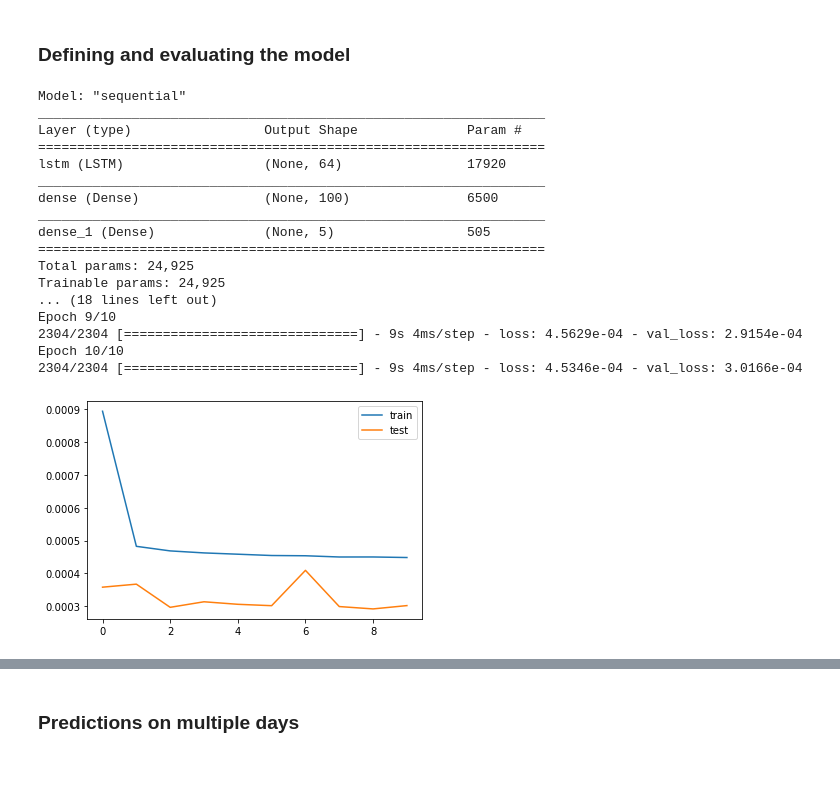
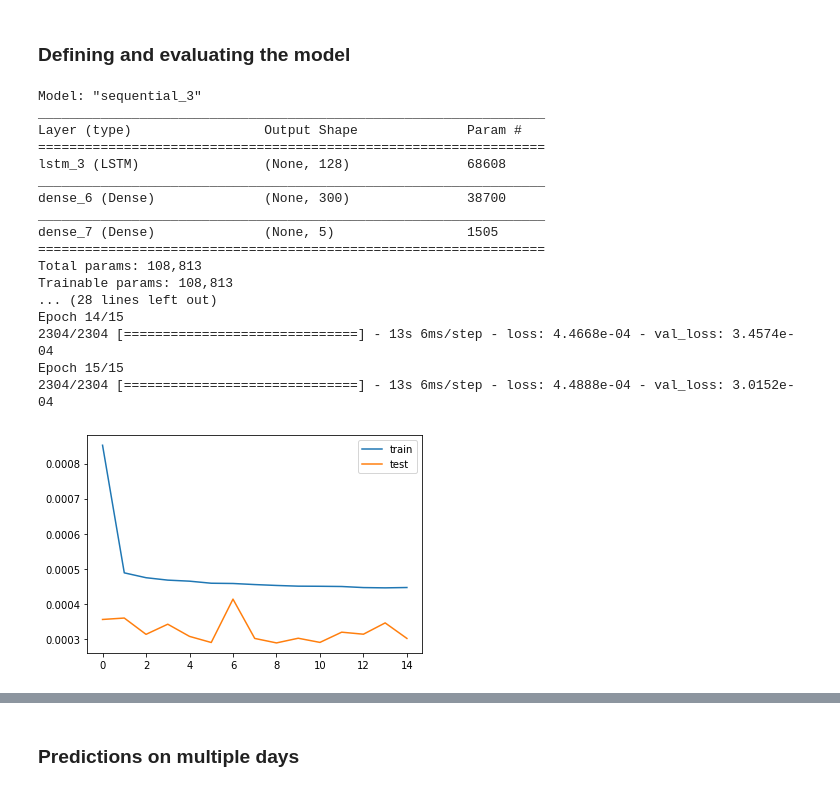
Before and after one commit to WaznyKamo/Deep-Learning-Stock-Price-Prediction, a Jupyter notebook: Stock-prediction-multiple-days.ipynb, the cells around one changed output, grey strips where cells are left out. Drawn from its saved outputs; the diff is of its cells as text; code cells hidden in the pictures.

```diff
--- a/Stock-prediction-multiple-days.ipynb
+++ b/Stock-prediction-multiple-days.ipynb
@@ -176,38 +176,38 @@ X_train, X_valid, Y_train, Y_valid = train_test_split(X_all, Y_all, test_size=26
 ### Defining and evaluating the model
 # %%
 model = Sequential()
-model.add(LSTM(64, input_shape=[X_train.shape[1], X_train.shape[2]]))#, return_sequences=True))
-#model.add(LSTM(64))
-model.add(Dense(100, activation='relu'))
+model.add(LSTM(128, input_shape=[X_train.shape[1], X_train.shape[2]]))#, return_sequences=True))
+# model.add(LSTM(32))
+model.add(Dense(300, activation='relu'))
 model.add(Dense(Y_train.shape[1]))
 
 model.summary()
 
 model.compile(loss='mse', optimizer='adam')
 
-history = model.fit(X_train, Y_train, epochs=10, validation_data=(X_valid, Y_valid))
+history = model.fit(X_train, Y_train, epochs=15, validation_data=(X_valid, Y_valid))
 
 plt.plot(history.history['loss'], label='train')
 plt.plot(history.history['val_loss'], label='test')
 plt.legend()
 plt.show()
 # %% [output]
-Model: "sequential"
+Model: "sequential_3"
 _________________________________________________________________
 Layer (type)                 Output Shape              Param #
 =================================================================
-lstm (LSTM)                  (None, 64)                17920
+lstm_3 (LSTM)                (None, 128)               68608
 _________________________________________________________________
-dense (Dense)                (None, 100)               6500
+dense_6 (Dense)              (None, 300)               38700
 _________________________________________________________________
-dense_1 (Dense)              (None, 5)                 505
+dense_7 (Dense)              (None, 5)                 1505
 =================================================================
-Total params: 24,925
-Trainable params: 24,925
-... (18 lines left out)
-Epoch 9/10
-2304/2304 [==============================] - 9s 4ms/step - loss: 4.5629e-04 - val_loss: 2.9154e-04
-Epoch 10/10
-2304/2304 [==============================] - 9s 4ms/step - loss: 4.5346e-04 - val_loss: 3.0166e-04
+Total params: 108,813
+Trainable params: 108,813
+... (28 lines left out)
+Epoch 14/15
+2304/2304 [==============================] - 13s 6ms/step - loss: 4.4668e-04 - val_loss: 3.4574e-04
+Epoch 15/15
+2304/2304 [==============================] - 13s 6ms/step - loss: 4.4888e-04 - val_loss: 3.0152e-04
-[figure, old version]
+[figure, new version]
 # %%
```
Also changed, not shown: parts of 13 cells of this notebook, 1 other file.
